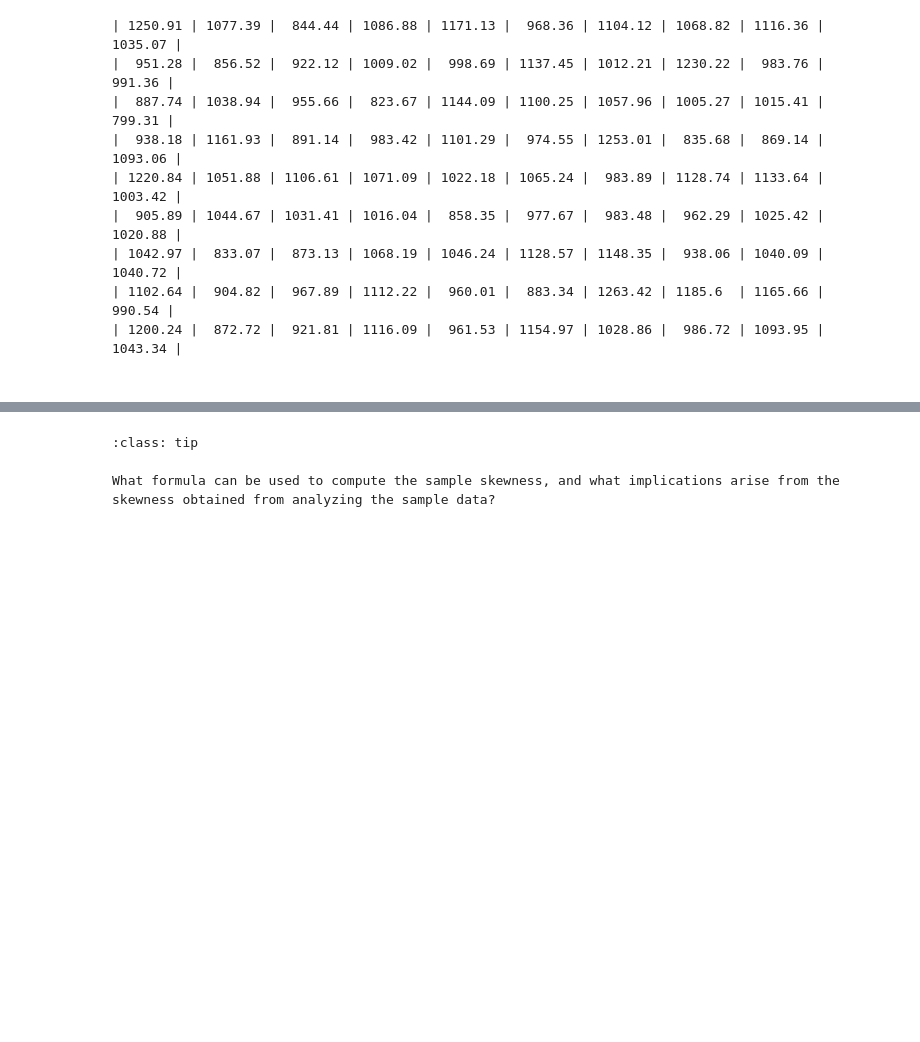
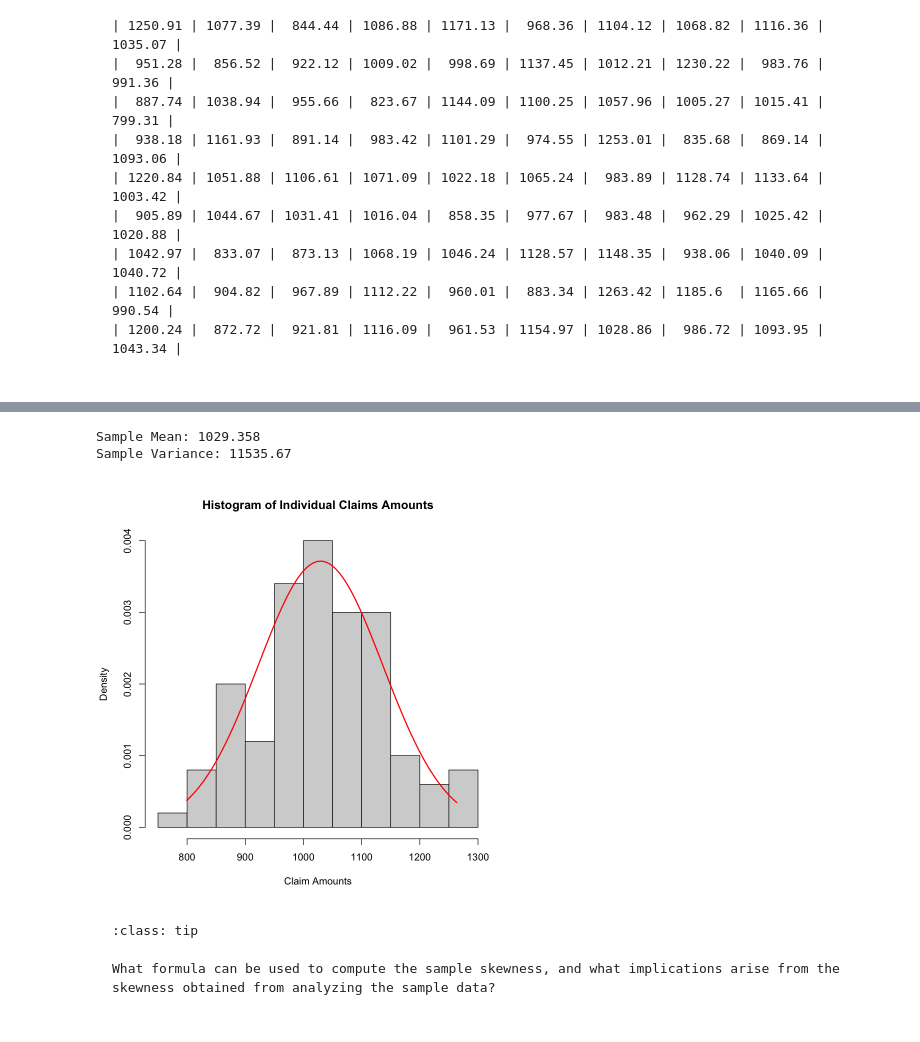
Before and after one commit to pairote-sat/SCMA138, a Jupyter notebook: MockFinal2023.ipynb, the cells around one changed output, grey strips where cells are left out. Saved outputs shown, nothing was run; the diff lists cells and outputs as text; code cells hidden in the pictures; blank space fills up the shorter version.

````diff
--- a/MockFinal2023.ipynb
+++ b/MockFinal2023.ipynb
@@ -168,6 +329,61 @@ How can the method of moments be employed to estimate the parameters of a probab
 
 </details>
 ```
+# %%
+# Initialize claims data
+claims <- c(
+  1063.76, 1077.21, 877.98, 1016.89, 1096.54,
+  1106.83, 1257.81, 866.99, 1055.64, 1080.94,
+  1250.91, 1077.39, 844.44, 1086.88, 1171.13,
+  968.36, 1104.12, 1068.82, 1116.36, 1035.07,
+  951.28, 856.52, 922.12, 1009.02, 998.69,
+  1137.45, 1012.21, 1230.22, 983.76, 991.36,
+  887.74, 1038.94, 955.66, 823.67, 1144.09,
+  1100.25, 1057.96, 1005.27, 1015.41, 799.31,
+  938.18, 1161.93, 891.14, 983.42, 1101.29,
+  974.55, 1253.01, 835.68, 869.14, 1093.06,
+  1220.84, 1051.88, 1106.61, 1071.09, 1022.18,
+  1065.24, 983.89, 1128.74, 1133.64, 1003.42,
+  905.89, 1044.67, 1031.41, 1016.04, 858.35,
+  977.67, 983.48, 962.29, 1025.42, 1020.88,
+  1042.97, 833.07, 873.13, 1068.19, 1046.24,
+  1128.57, 1148.35, 938.06, 1040.09, 1040.72,
+  1102.64, 904.82, 967.89, 1112.22, 960.01,
+  883.34, 1263.42, 1185.60, 1165.66, 990.54,
+  1200.24, 872.72, 921.81, 1116.09, 961.53,
+  1154.97, 1028.86, 986.72, 1093.95, 1043.34
+)
+
+# Sample mean and variance calculation
+mean_claims <- mean(claims)
+var_claims <- var(claims)
+
+# Print sample mean and sample variance
+cat("Sample Mean:", mean_claims, "\n")
+cat("Sample Variance:", var_claims, "\n")
+
+# Parameter estimation using Method of Moments
+mu_mm <- mean_claims
+sigma_mm <- sqrt(var_claims)
+
+# PDF function for Normal distribution
+pdf_normal <- function(x, mean, sd) {
+  return(dnorm(x, mean, sd))
+}
+
+# Generate x values for PDF
+x_values <- seq(min(claims), max(claims), length.out = 100)
+
+# Calculate PDF for fitted Normal distribution
+pdf_values <- pdf_normal(x_values, mu_mm, sigma_mm)
+
+# Plotting
+hist(claims, breaks = 10, freq = FALSE, main = "Histogram of Individual Claims Amounts", xlab = "Claim Amounts")
+lines(x_values, pdf_values, type = "l", col = "red", lwd = 2)
+# %% [output]
+Sample Mean: 1029.358
+Sample Variance: 11535.67
+[figure, added]
 # %% [markdown]
 ```{admonition}  **Question 6**
 :class: tip
````
Also changed, not shown: parts of 8 cells of this notebook, 30 other files.
